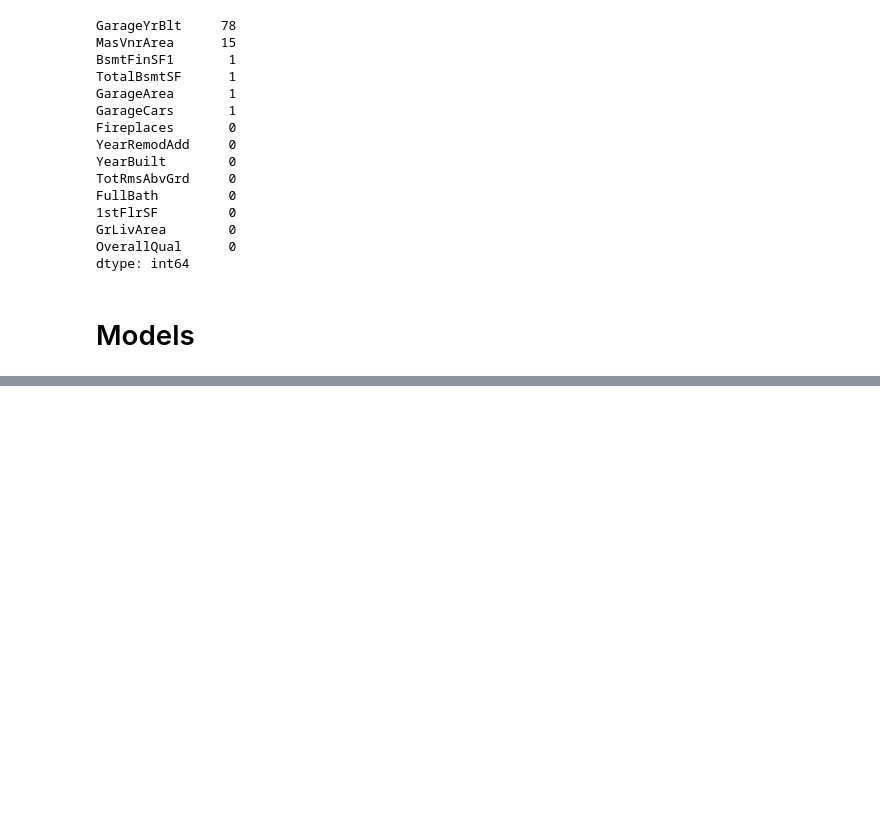
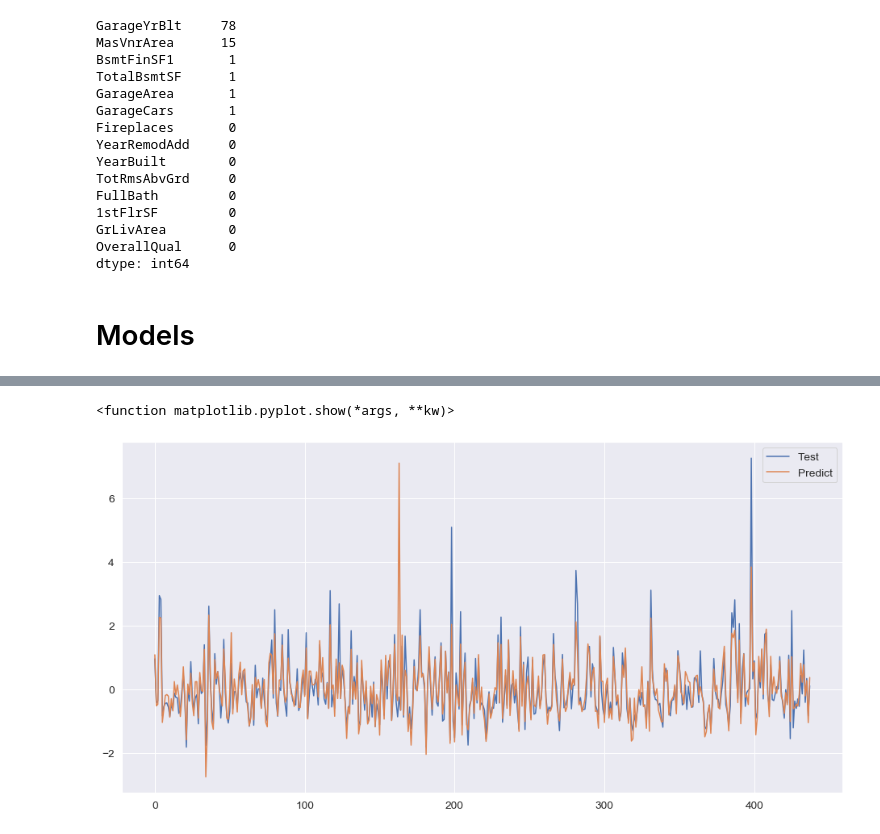
Before and after one commit to ayuzva/car-pricing-kaggle, a Jupyter notebook: house-price-kaggle.ipynb, the cells around one changed output, grey strips where cells are left out. Drawn from its saved outputs; the diff is of its cells as text; code cells hidden in the pictures; blank space fills up the shorter version.

```diff
--- a/house-price-kaggle.ipynb
+++ b/house-price-kaggle.ipynb
@@ -399,0 +456,9 @@ test_data['TotalBsmtSF'] = test_data['TotalBsmtSF'].fillna(test_data['TotalBsmtS
+# %%
+plt.figure(figsize=(16,8))
+plt.plot(y_test,label = 'Test')
+plt.plot(predictions, label = 'Predict')
+plt.legend()
+plt.show
+# %% [output]
+<function matplotlib.pyplot.show(*args, **kw)>
+[figure, added]
```
Also changed, not shown: parts of 26 cells of this notebook.
